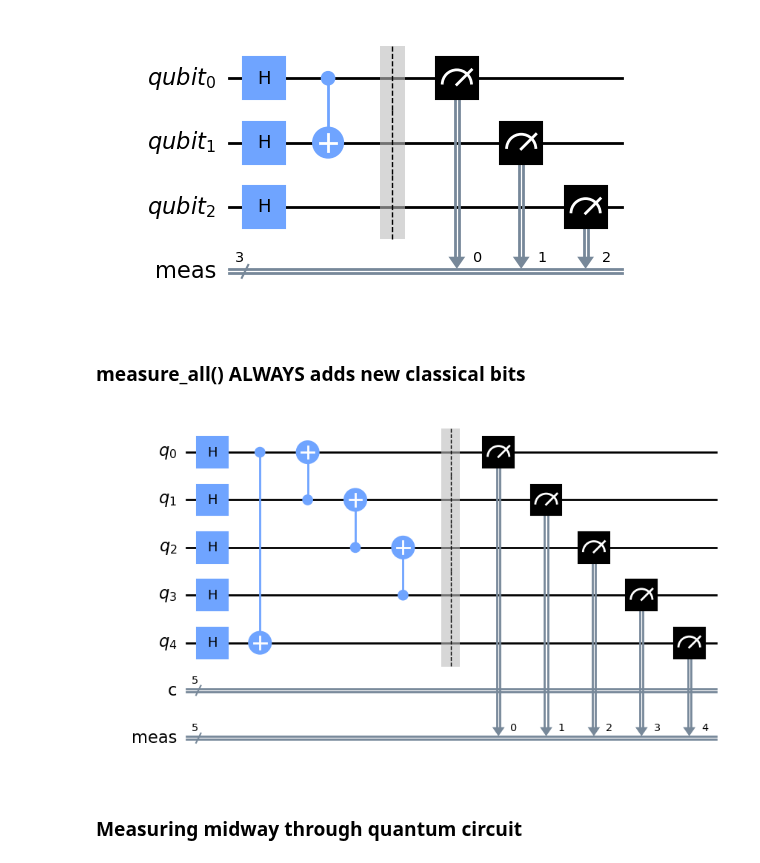
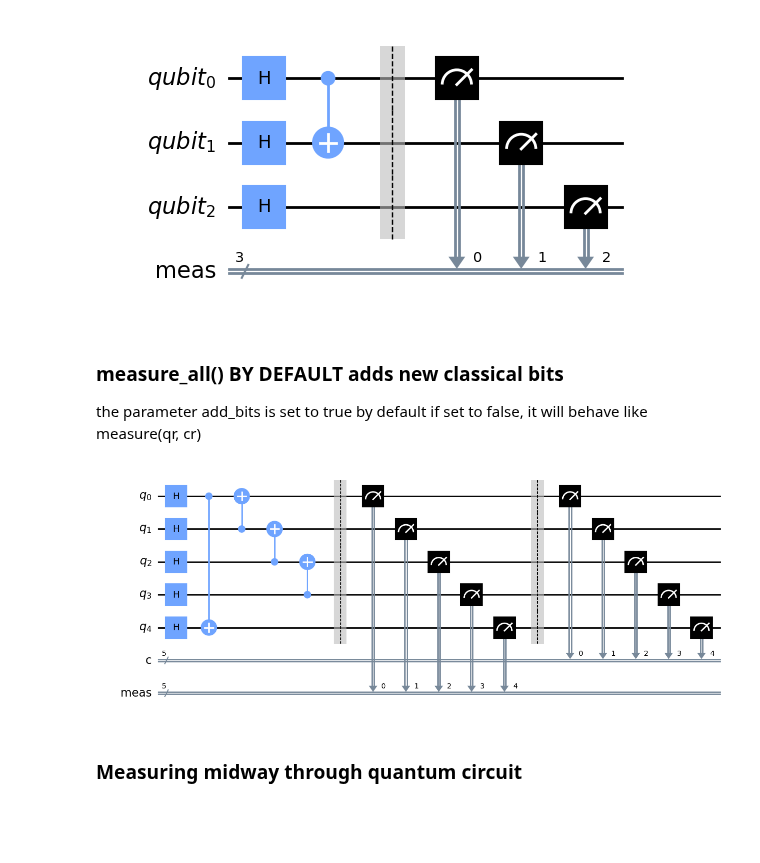
Before and after one commit to mrromaniuc/quantum-computing, a Jupyter notebook: IBMCertifiedAssociateDeveloperQiskit/01.2-Measure_quantum_circuits_in_classical_registers.ipynb, the cells around one changed output. Cells and saved outputs as stored; diff of their text form; code cells hidden in the pictures; blank space fills up the shorter version.

```diff
--- a/IBMCertifiedAssociateDeveloperQiskit/01.2-Measure_quantum_circuits_in_classical_registers.ipynb
+++ b/IBMCertifiedAssociateDeveloperQiskit/01.2-Measure_quantum_circuits_in_classical_registers.ipynb
@@ -44,13 +44,13 @@ qr = QuantumRegister(3, "qubit")
 cr = ClassicalRegister(3, "bit")
 
 qc = QuantumCircuit(qr, cr)
-qc.h(qr)
-qc.x(qr)
+qc.h(range(0,2))
+qc.x(2)
 for i in qr:
   qc.z(i)
 
 for i in range(3):
   qc.measure(i, i-1)
 
-display(qc.draw())
+display(qc.draw("mpl"))
 # %% [output]
@@ -71,22 +71,25 @@ qc.measure_all()
 qc.draw("mpl")
 # %% [output]
 [figure]
-# %% [markdown]
-### measure_all() ALWAYS adds new classical bits
+# %% [markdown]
+### measure_all() BY DEFAULT adds new classical bits
+the parameter add_bits is set to true by default
+if set to false, it will behave like measure(qr, cr)
 # %%
 #NOTE the classical bits created in QuantumCircuit call are NOT used
 #Instead, new classical bits (register named "meas") are created
 from qiskit import QuantumCircuit
 
 qc = QuantumCircuit(5, 5)
 qc.h(range(5))
 for i in range(4):
   qc.cx(i, i-1)
 qc.measure_all()
+qc.measure_all(add_bits=False)
 
-qc.draw()
+qc.draw("mpl")
 # %% [output]
-[figure, old version]
+[figure, new version]
 # %% [markdown]
 ### Measuring midway through quantum circuit
 # %%
```
Also changed, not shown: parts of 1 cell of this notebook.
